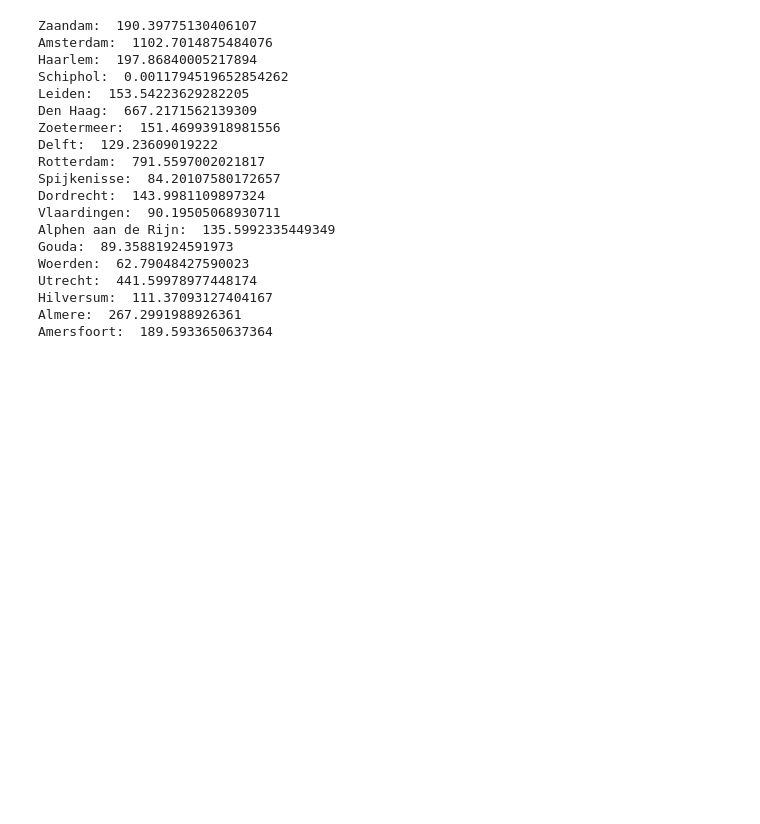
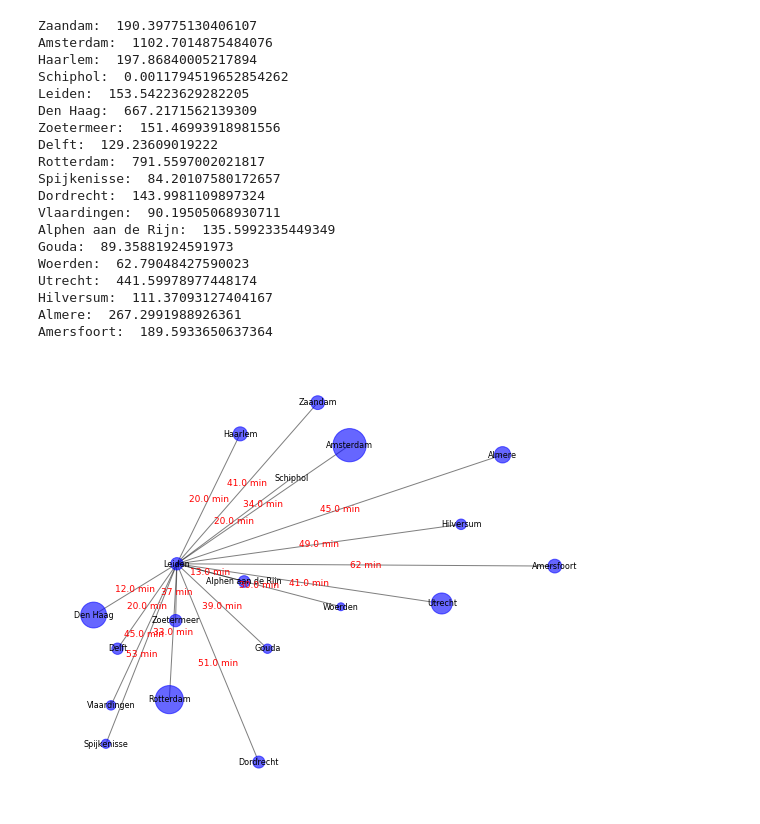
Before and after one commit to Tanneheemsbergen/Designednetworks, a Jupyter notebook: Randstad2.ipynb, the cells around one changed output. Drawn from its saved outputs; the diff is of its cells as text; code cells hidden in the pictures; blank space fills up the shorter version.

```diff
--- a/Randstad2.ipynb
+++ b/Randstad2.ipynb
@@ -57,3 +57,74 @@ Utrecht:  441.59978977448174
 Hilversum:  111.37093127404167
 Almere:  267.2991988926361
 Amersfoort:  189.5933650637364
+# %%
+cities_coords = {
+    "Zaandam": (52.442, 4.829),
+    "Amsterdam": (52.3676, 4.9041),
+    "Haarlem": (52.3874, 4.6462),
+    "Schiphol": (52.3105, 4.7683),
+    "Leiden": (52.1601, 4.4970),
+    "Den Haag": (52.0705, 4.3007),
+    "Zoetermeer": (52.0607, 4.4940),
+    "Delft": (52.0116, 4.3571),
+    "Rotterdam": (51.9225, 4.4792),
+    "Spijkenisse": (51.8453, 4.3297),
+    "Dordrecht": (51.8133, 4.6901),
+    "Vlaardingen": (51.9125, 4.3417),
+    "Alphen aan de Rijn": (52.1292, 4.6555),
+    "Gouda": (52.0116, 4.7105),
+    "Woerden": (52.0850, 4.8836),
+    "Utrecht": (52.0907, 5.1214),
+    "Hilversum": (52.2292, 5.1669),
+    "Almere": (52.3508, 5.2647),
+    "Amersfoort": (52.1561, 5.3878),
+}
+connections = [
+    (41.0, "Zaandam", "Leiden"),
+    (34.0, "Amsterdam", "Leiden"),
+    (20.0, "Haarlem", "Leiden"),
+    (20.0, "Schiphol", "Leiden"),
+    (12.0, "Den Haag", "Leiden"),
+    (37, "Zoetermeer", "Leiden"),
+    (20.0, "Delft", "Leiden"),
+    (33.0, "Rotterdam", "Leiden"),
+    (53, "Spijkenisse", "Leiden"),
+    (51.0, "Dordrecht", "Leiden"),
+    (45.0, "Vlaardingen", "Leiden"),
+    (13.0, "Alphen aan de Rijn", "Leiden"),
+    (39.0, "Gouda", "Leiden"),
+    (30.0, "Woerden", "Leiden"),
+    (41.0, "Utrecht", "Leiden"),
+    (49.0, "Hilversum", "Leiden"),
+    (45.0, "Almere", "Leiden"),
+    (62, "Amersfoort", "Leiden"),
+]
+G = nx.Graph()
+
+for city, (lat, lon) in cities_coords.items():
+    population_percentage = cities_percentage.get(city, 0)  # Use the percentage as node size
+    G.add_node(city, pos=(lon, lat), population_percentage=population_percentage)
+
+for minutes, city1, city2 in connections:  # Ensure connections_corrected matches city names
+    if city1 in G and city2 in G:  # Check if both cities are in the graph
+        G.add_edge(city1, city2, weight=minutes)
+
+pos = nx.get_node_attributes(G, 'pos')
+node_sizes = [G.nodes[city]['population_percentage'] for city in G.nodes]  # Adjust the node size scaling factor
+
+fig, ax = plt.subplots(figsize=(10, 8))
+nx.draw_networkx_nodes(G, pos, node_size=node_sizes, node_color='blue', alpha=0.6, ax=ax)
+nx.draw_networkx_labels(G, pos, font_size=8, ax=ax)
+nx.draw_networkx_edges(G, pos, width=1, alpha=0.5, ax=ax)
+
+# Annotate the edges with the distance (minutes in this case)
+for (node1, node2, data) in G.edges(data=True):
+    x1, y1 = pos[node1]
+    x2, y2 = pos[node2]
+    x, y = (x1 + x2) / 2, (y1 + y2) / 2
+    ax.text(x, y, f"{data['weight']} min", fontsize=9, ha='center', va='center', color='red')
+
+plt.axis('off')
+plt.show()
+# %% [output]
+[figure, added]
```
Also changed, not shown: parts of 1 cell of this notebook.
